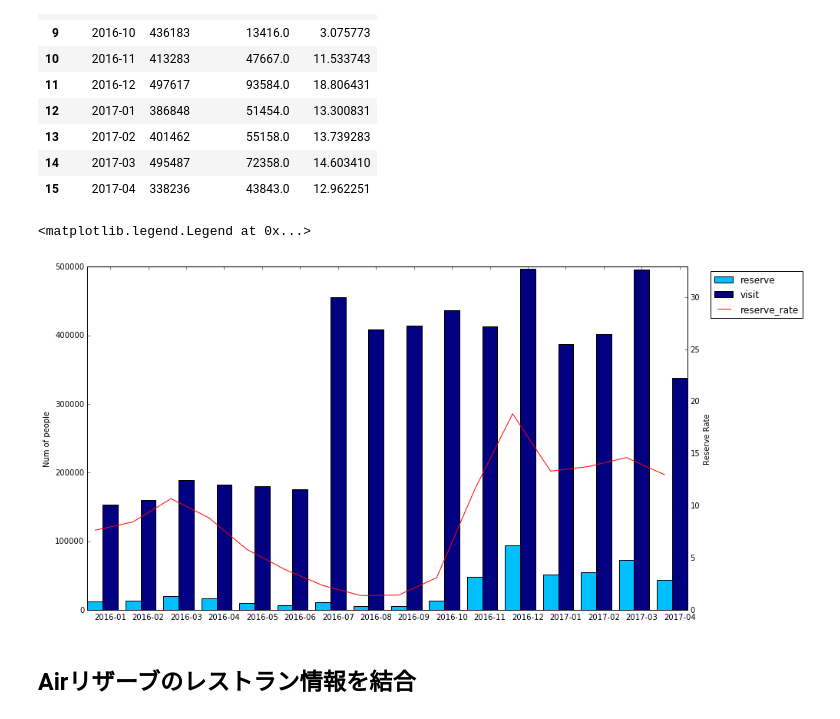
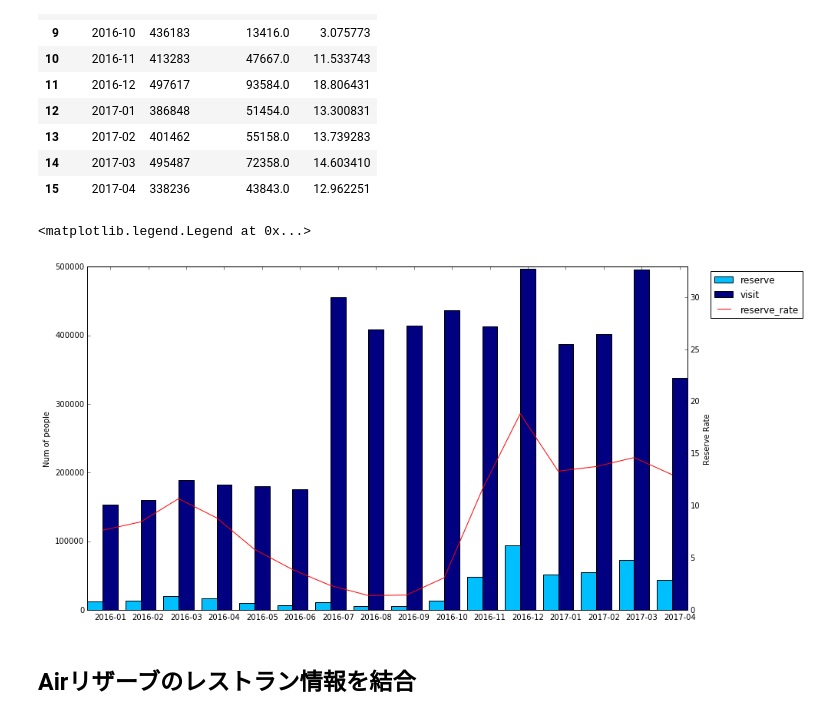
Before and after one commit to selectfromwhere/Restaurant_Visitor_Forecasting, a Jupyter notebook: check_data.ipynb, the cells around one changed output. Drawn from its saved outputs; the diff is of its cells as text; code cells hidden in the pictures.

```diff
--- a/check_data.ipynb
+++ b/check_data.ipynb
@@ -371,17 +410,18 @@ plt.legend((p1[0], p2[0]), ("reserve", "visit"))
 height1 = df1_monthly.reserve_visitors.as_matrix()
 height2 = df3_monthly.visitors.as_matrix()
 line_height = (df1_monthly.reserve_visitors / df3_monthly.visitors * 100).as_matrix()
-w = 0.4
+w1 = 0.4
+w2 = w1 / 2
 left1 = np.arange(len(height1))
 left2 = np.arange(len(height2))
 
 fig, ax1 = plt.subplots(figsize=(14, 8))
 p1 = ax1.bar(left1, height1, align='center', width=w, tick_label=df1_monthly.visit_month, color='deepskyblue')
-p2 = ax1.bar(left2 + w, height2, align='center', width=w, tick_label=df3_monthly.visit_month, color='navy')
+p2 = ax1.bar(left2 + w1, height2, align='center', width=w, tick_label=df3_monthly.visit_month, color='navy')
 ax1.set_ylabel('Num of people')
 
 ax2 = ax1.twinx()
-p3 = ax2.plot(left1, line_height, color="red")
+p3 = ax2.plot(left1 + w2, line_height, color="red")
 ax2.set_ylabel('Reserve Rate')
 ax2.set_ylim(0, np.nanmax(line_height)*1.75)
 
@@ -944,25 +1034,26 @@ air_hpg_monthly
 # %%
 height1 = air_hpg_monthly.reserve_visitors.as_matrix()
 height2 = air_hpg_monthly.visitors.as_matrix()
 line_height = air_hpg_monthly.reserve_rate.as_matrix()
-w = 0.4
+w1 = 0.4
+w2 = w1 / 2
 left1 = np.arange(len(height1))
 left2 = np.arange(len(height2))
 
 fig, ax1 = plt.subplots(figsize=(14, 8))
 p1 = ax1.bar(left1, height1, align='center', width=w, tick_label=air_hpg_monthly.visit_month, color='deepskyblue')
 p2 = ax1.bar(left2 + w, height2, align='center', width=w, tick_label=air_hpg_monthly.visit_month, color='navy')
 ax1.set_ylabel('Num of people')
 
 ax2 = ax1.twinx()
-p3 = ax2.plot(left1, line_height, color="red")
+p3 = ax2.plot(left1 + 0.2, line_height, color="red")
 ax2.set_ylabel('Reserve Rate')
 ax2.set_ylim(0, np.nanmax(line_height)*1.75)
 
 plt.legend((p1[0], p2[0], p3[0]), ("reserve", "visit", "reserve_rate"), loc='upper right', bbox_to_anchor=(0.7, 0.5, 0.5, 0.5))
 # %% [output]
 <matplotlib.legend.Legend at 0x...>
-[figure, old version]
+[figure, new version]
 # %% [markdown]
 ## Airリザーブのレストラン情報を結合
 # %%
```
Also changed, not shown: parts of 22 cells of this notebook.
